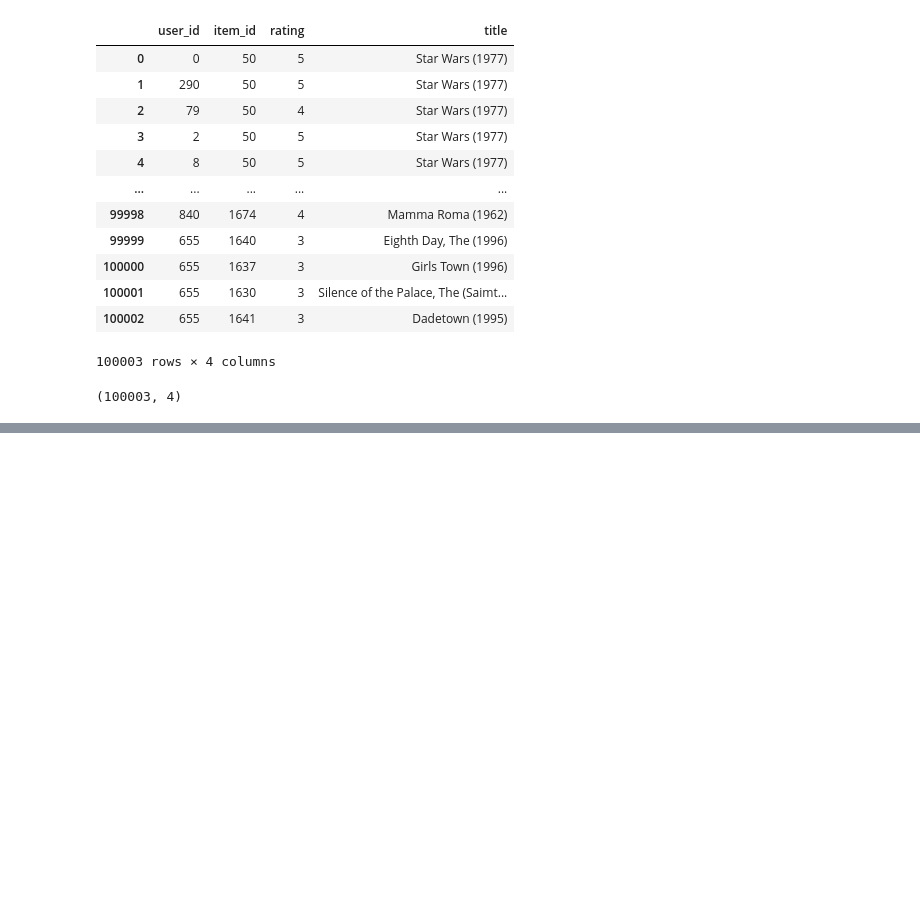
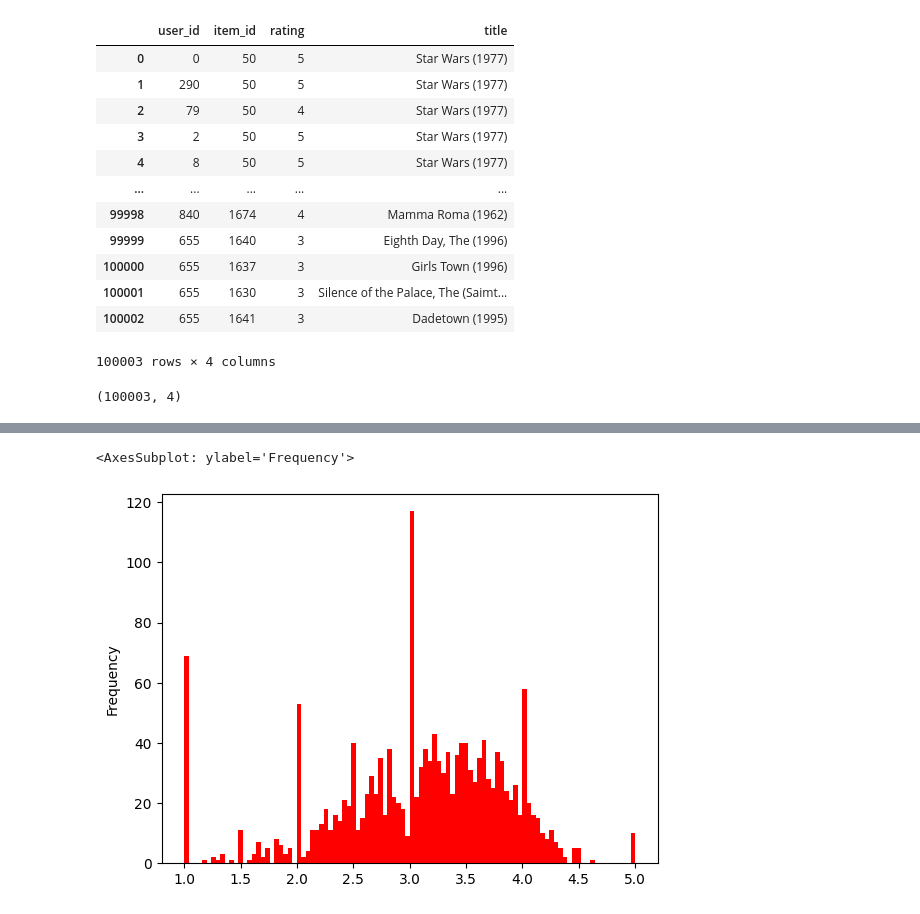
Before and after one commit to Devansh-Gupta-Official/movie-recommender-system, a Jupyter notebook: movie-recommender.ipynb, the cells around one changed output, grey strips where cells are left out. Drawn from its saved outputs; the diff is of its cells as text; code cells hidden in the pictures; blank space fills up the shorter version.

Commit message:
visualizing the dataset

```diff
--- a/movie-recommender.ipynb
+++ b/movie-recommender.ipynb
@@ -107,0 +161,4 @@ df.shape
+# %%
+mean_df = df.groupby('title')['rating'].describe()['mean']
+# %%
+count_df = df.groupby('title')['rating'].describe()['count']
@@ -107,0 +197,2 @@ df.shape
+# %%
+df_rating =pd.concat([count_df,mean_df],axis=1)
@@ -107,0 +232,5 @@ df.shape
+# %%
+df_rating['mean'].plot(bins=100, kind='hist',color='red')
+# %% [output]
+<AxesSubplot: ylabel='Frequency'>
+[figure, added]
```
Also changed, not shown: parts of 8 cells of this notebook.
